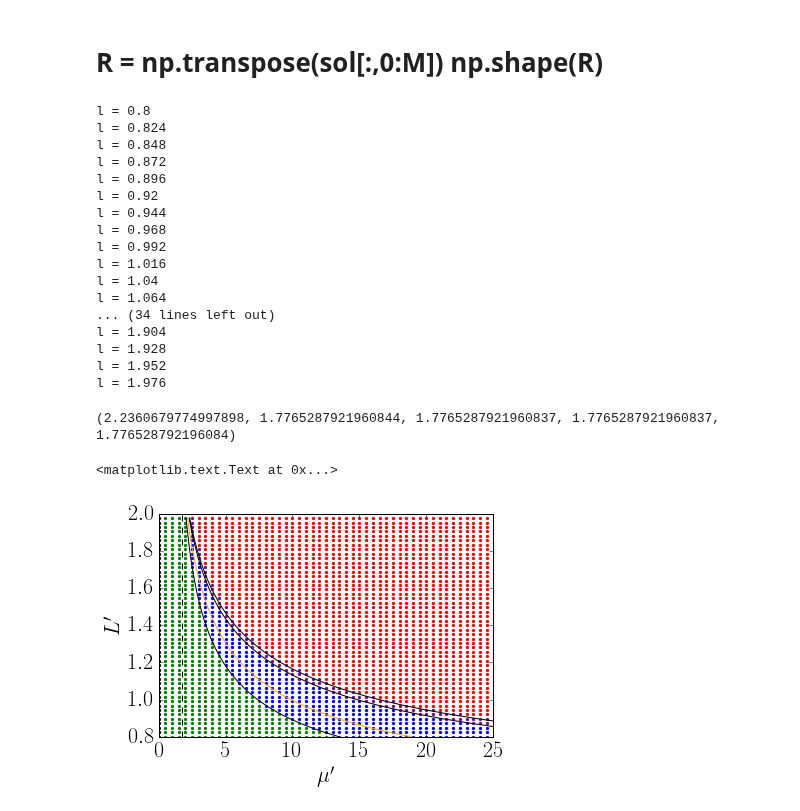
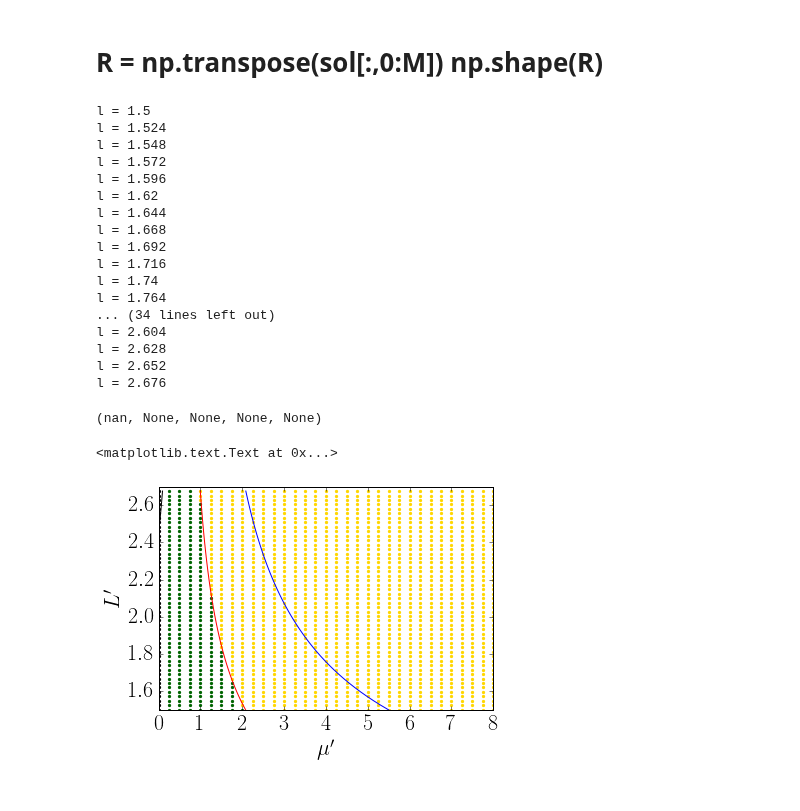
Before and after one commit to reand705/IGP, a Jupyter notebook: Method_Of_LinesIGP.ipynb, the cells around one changed output. Drawn from its saved outputs; the diff is of its cells as text; code cells hidden in the pictures.

```diff
--- a/Method_Of_LinesIGP.ipynb
+++ b/Method_Of_LinesIGP.ipynb
@@ -402,7 +402,7 @@ phi = 1.0
 R0,C10,C20 = init(M)
 y0 = np.r_[R0,C10,C20]
 
-D = [[3.0,7.0,1.0],[3.0,7.0,0.0],[7.0,3.0,1.0],[7.0,3.0,0.0],[5.0,5.0,1.0],[5.0,5.0,0.0]]
+D = [[7.0,3.0,0.0],[5.0,5.0,1.0],[5.0,5.0,0.0]]
 for d in D:
     print("D = " + str(d))
     D1,D2,DR = d[0],d[1],d[2]
@@ -418,8 +418,8 @@ for d in D:
 # %%
 #faz o gráfico L x mu
 #Parte 1) Leia os dados, pegue as populações do Centro do Patch no instante final
-Nl = 50 #Número de pontos de L (0.8 ~ 2 para esses param)
-Nmu = 50 #Número de pontos de MU (0 ~ 25 para esses param)
+Nl = 50 #Número de pontos de L (0.8 ~ 2 se gamma = 0.5, 1.5 ~ 2.7 se gamma = 1.5)
+Nmu = 50 #Número de pontos de MU (0 ~ 25 se gamma = 0.5, 0 ~ 12.5 se gamma = 1.5)
 L = [1.5 + 0.024*j for j in range(0,Nl)]
 MU = [0.0 + 0.25*i for i in range(0,Nmu)]
 t = np.linspace(0,Tmax,N)
@@ -433,8 +433,8 @@ C1final = np.zeros((Nl,Nmu))
 C2final = np.zeros((Nl,Nmu))
 
 #escolha os Ds
-D1 = 3.0
-D2 = 7.0
+D1 = 7.0
+D2 = 3.0
 DR = 1.0
 
 for i in range (0,Nl):
@@ -449,23 +449,23 @@ for i in range (0,Nl):
         C1final[i,j] = C1[M/2,-1]
         C2final[i,j] = C2[M/2,-1]
 # %% [output]
-l = 0.8
-l = 0.824
-l = 0.848
-l = 0.872
-l = 0.896
-l = 0.92
-l = 0.944
-l = 0.968
-l = 0.992
-l = 1.016
-l = 1.04
-l = 1.064
+l = 1.5
+l = 1.524
+l = 1.548
+l = 1.572
+l = 1.596
+l = 1.62
+l = 1.644
+l = 1.668
+l = 1.692
+l = 1.716
+l = 1.74
+l = 1.764
 ... (34 lines left out)
-l = 1.904
-l = 1.928
-l = 1.952
-l = 1.976
+l = 2.604
+l = 2.628
+l = 2.652
+l = 2.676
 # %%
 #faz o gráfico L x mu
 #Parte 2) Verifique onde as populações sobrevivem e plote!
@@ -492,16 +492,15 @@ for i in range (0,Nl):
                 if C2final[i,j] > epsilon:
                     plt.scatter(MU[j],L[i],marker = '.',color = 'purple') #coexistência
                 else:
-                    plt.scatter(MU[j],L[i],marker = '.',color = 'blue') #R, C1
+                    plt.scatter(MU[j],L[i],marker = '.',color = 'deepskyblue') #R, C1
             elif C2final[i,j] > epsilon:
-                plt.scatter(MU[j],L[i],marker = '.',color = 'red') #R,C2
+                plt.scatter(MU[j],L[i],marker = '.',color = 'gold') #R,C2
             else:
-                plt.scatter(MU[j],L[i],marker = '.',color = 'green') #R
+                plt.scatter(MU[j],L[i],marker = '.',color = 'darkgreen') #R
         else:
             plt.scatter(MU[j],L[i],marker = '.',color = 'black') #No one
-
     '''
-    Escala de cinza
+    #Escala de cinza
     for j in range(0,Nmu):
         if Rfinal[i,j] > epsilon:
             if C1final[i,j] > epsilon:
@@ -520,36 +519,36 @@ for i in range (0,Nl):
 #Mus determinados pelo método variacional
 MU1 = np.zeros(5*Nl)
 MU2 = np.zeros(5*Nl)
 MU3 = np.zeros(5*Nl)
 MU4 = np.zeros(5*Nl)
 L = [0.5 + 0.01*j for j in range(0,5*Nl)]
 for i in range (0,5*Nl):
     d_1 = 3/(L[i]**2)
     d_2 = 7/(L[i]**2)
     d_r = 0/(L[i]**2)
     MU1[i] = mu_1()
     MU2[i] = mu_2()
     MU3[i] = mu_3()
     MU4[i] = mu_4()
 '''
 #Mu_i's
-plt.plot(MU1,L,color = 'black')
-plt.plot(MU2,L,color = 'black')
+plt.plot(MU1,L,color = 'blue')
+plt.plot(MU2,L,color = 'magenta')
 plt.plot(MU3,L,color = 'black')
-plt.plot(MU4,L,color = 'orange')
+plt.plot(MU4,L,color = 'red')
 
 #Lc
 plt.axhline(y=Lc(), color='black', linestyle='--')
 d_1 = D1/(Lc()**2)
 d_2 = D2/(Lc()**2)
 d_r = DR/(Lc()**2)
 plt.axvline(x=mu_4(), color='black', linestyle='--')
 print (Lc(),mu_1(),mu_2(),mu_3(),mu_4())
 
-plt.axis([0,25,0.8,2.0]) #Lembrar: gamma = 0.5 -> L [0.8,2.0] mu [0,20]. gamma = 1.5 -> L [1.5,2.7] mu [0,10]
+plt.axis([0,8,1.5,2.7]) #Lembrar: gamma = 0.5 -> L [0.8,2.0] mu [0,25]. gamma = 1.5 -> L [1.5,2.7] mu [0,12.5]
 plt.xlabel(r"$\mu'$")
 plt.ylabel(r"$L'$")
 # %% [output]
-(2.2360679774997898, 1.7765287921960844, 1.7765287921960837, 1.7765287921960837, 1.776528792196084)
+(nan, None, None, None, None)
 <matplotlib.text.Text at 0x...>
-[figure, old version]
+[figure, new version]
```
Also changed, not shown: 1 other file.
